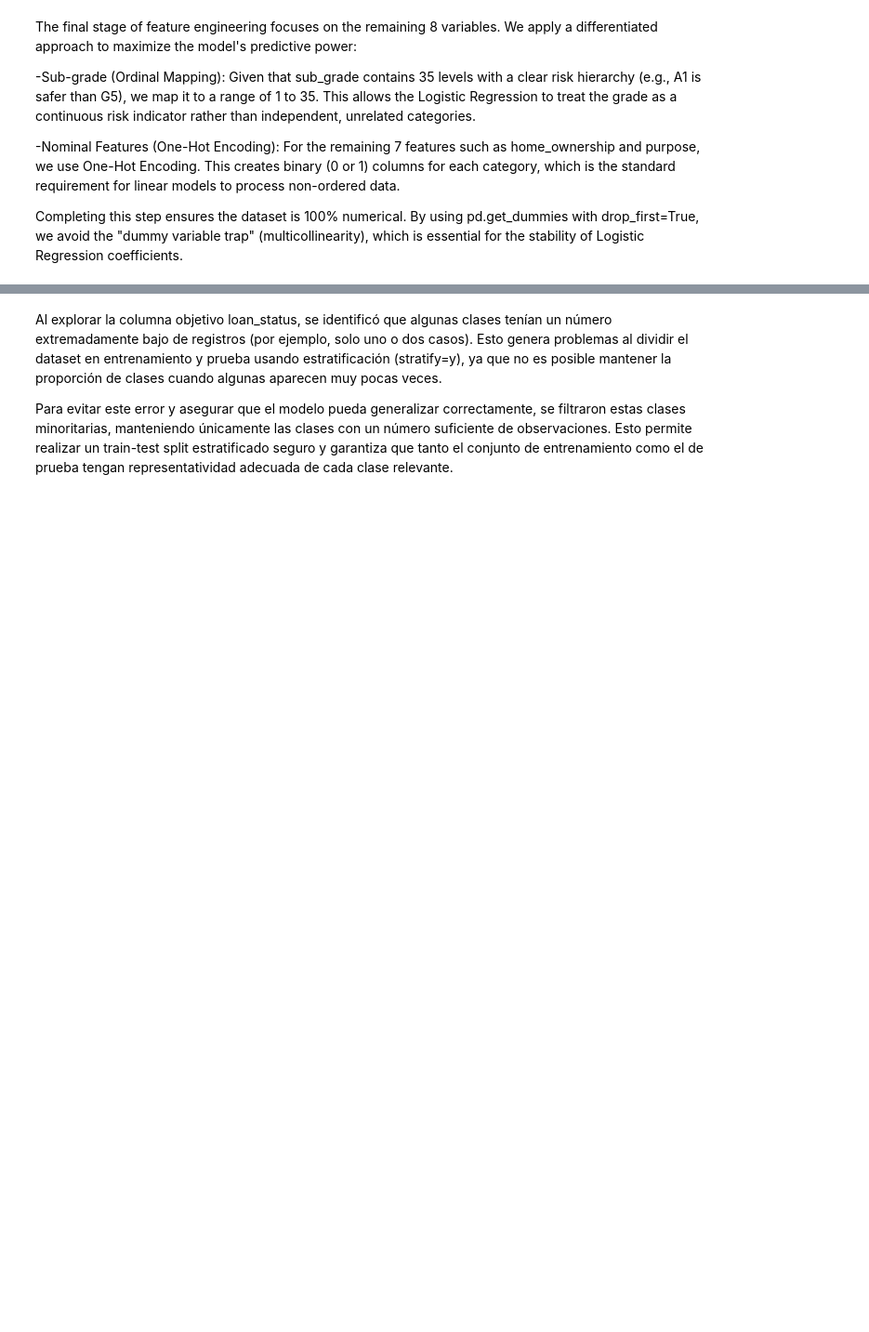
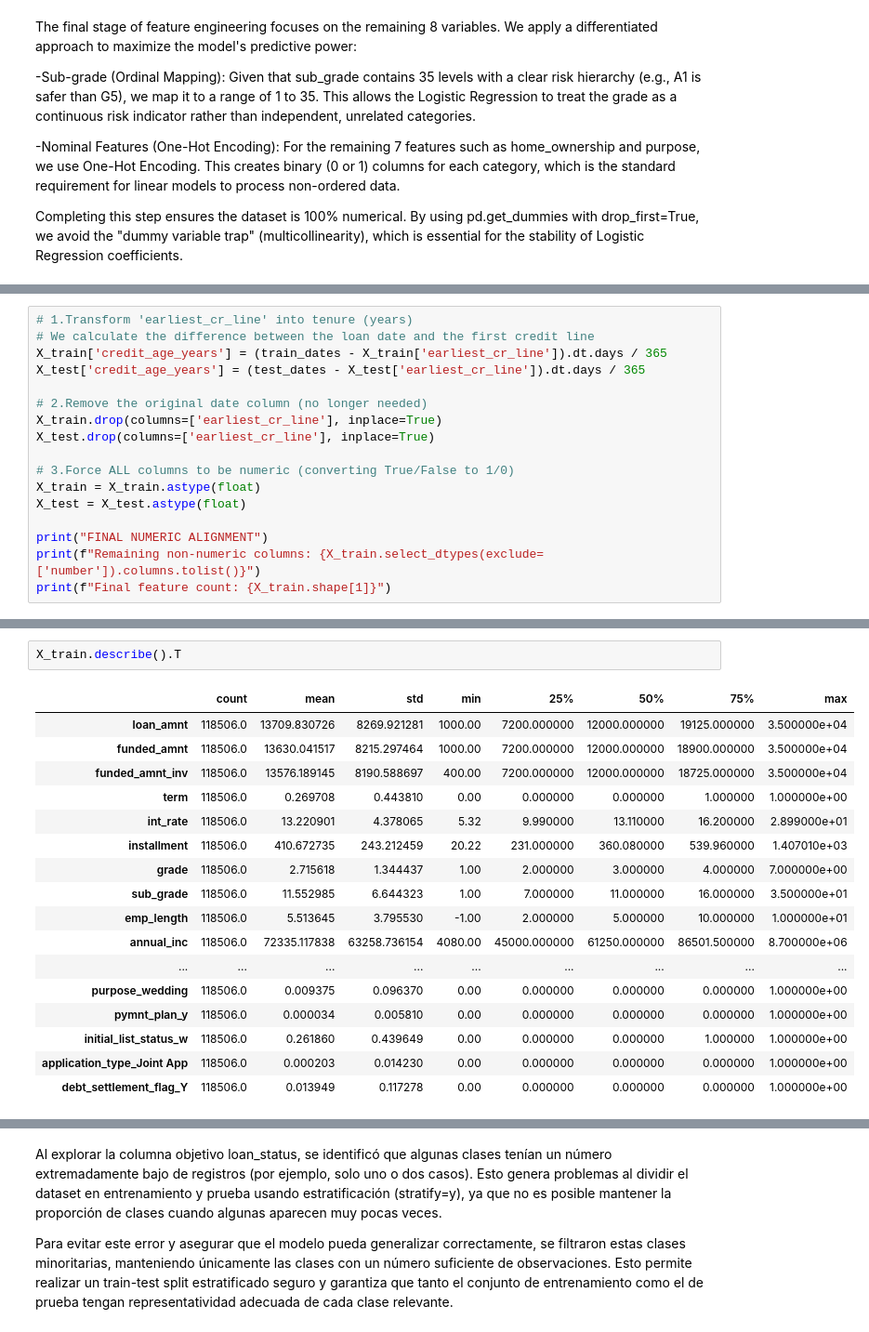
Before and after one commit to 4GeeksAcademy/final_project_creditscoring, a Jupyter notebook: notebooks/EDA.ipynb, the cells around one changed output, grey strips where cells are left out. Shown at 93% size. Saved outputs shown, nothing was run; the diff lists cells and outputs as text; blank space fills up the shorter version.

```diff
--- a/notebooks/EDA.ipynb
+++ b/notebooks/EDA.ipynb
@@ -1273,0 +1280,17 @@ ACA QUEDE!!!!
+# %%
+# 1.Transform 'earliest_cr_line' into tenure (years)
+# We calculate the difference between the loan date and the first credit line
+X_train['credit_age_years'] = (train_dates - X_train['earliest_cr_line']).dt.days / 365
+X_test['credit_age_years'] = (test_dates - X_test['earliest_cr_line']).dt.days / 365
+
+# 2.Remove the original date column (no longer needed)
+X_train.drop(columns=['earliest_cr_line'], inplace=True)
+X_test.drop(columns=['earliest_cr_line'], inplace=True)
+
+# 3.Force ALL columns to be numeric (converting True/False to 1/0)
+X_train = X_train.astype(float)
+X_test = X_test.astype(float)
+
+print("FINAL NUMERIC ALIGNMENT")
+print(f"Remaining non-numeric columns: {X_train.select_dtypes(exclude=['number']).columns.tolist()}")
+print(f"Final feature count: {X_train.shape[1]}")
@@ -1273,0 +1309,20 @@ ACA QUEDE!!!!
+# %%
+X_train.describe().T
+# %% [output]
+|  | count | mean | std | min | 25% | 50% | 75% | max |
+| loan_amnt | 118506.0 | 13709.830726 | 8269.921281 | 1000.00 | 7200.000000 | 12000.000000 | 19125.000000 | 3.500000e+04 |
+| funded_amnt | 118506.0 | 13630.041517 | 8215.297464 | 1000.00 | 7200.000000 | 12000.000000 | 18900.000000 | 3.500000e+04 |
+| funded_amnt_inv | 118506.0 | 13576.189145 | 8190.588697 | 400.00 | 7200.000000 | 12000.000000 | 18725.000000 | 3.500000e+04 |
+| term | 118506.0 | 0.269708 | 0.443810 | 0.00 | 0.000000 | 0.000000 | 1.000000 | 1.000000e+00 |
+| int_rate | 118506.0 | 13.220901 | 4.378065 | 5.32 | 9.990000 | 13.110000 | 16.200000 | 2.899000e+01 |
+| installment | 118506.0 | 410.672735 | 243.212459 | 20.22 | 231.000000 | 360.080000 | 539.960000 | 1.407010e+03 |
+| grade | 118506.0 | 2.715618 | 1.344437 | 1.00 | 2.000000 | 3.000000 | 4.000000 | 7.000000e+00 |
+| sub_grade | 118506.0 | 11.552985 | 6.644323 | 1.00 | 7.000000 | 11.000000 | 16.000000 | 3.500000e+01 |
+| emp_length | 118506.0 | 5.513645 | 3.795530 | -1.00 | 2.000000 | 5.000000 | 10.000000 | 1.000000e+01 |
+| annual_inc | 118506.0 | 72335.117838 | 63258.736154 | 4080.00 | 45000.000000 | 61250.000000 | 86501.500000 | 8.700000e+06 |
+| ... | ... | ... | ... | ... | ... | ... | ... | ... |
+| purpose_wedding | 118506.0 | 0.009375 | 0.096370 | 0.00 | 0.000000 | 0.000000 | 0.000000 | 1.000000e+00 |
+| pymnt_plan_y | 118506.0 | 0.000034 | 0.005810 | 0.00 | 0.000000 | 0.000000 | 0.000000 | 1.000000e+00 |
+| initial_list_status_w | 118506.0 | 0.261860 | 0.439649 | 0.00 | 0.000000 | 0.000000 | 1.000000 | 1.000000e+00 |
+| application_type_Joint App | 118506.0 | 0.000203 | 0.014230 | 0.00 | 0.000000 | 0.000000 | 0.000000 | 1.000000e+00 |
+| debt_settlement_flag_Y | 118506.0 | 0.013949 | 0.117278 | 0.00 | 0.000000 | 0.000000 | 0.000000 | 1.000000e+00 |
```
Also changed, not shown: parts of 25 cells of this notebook.
